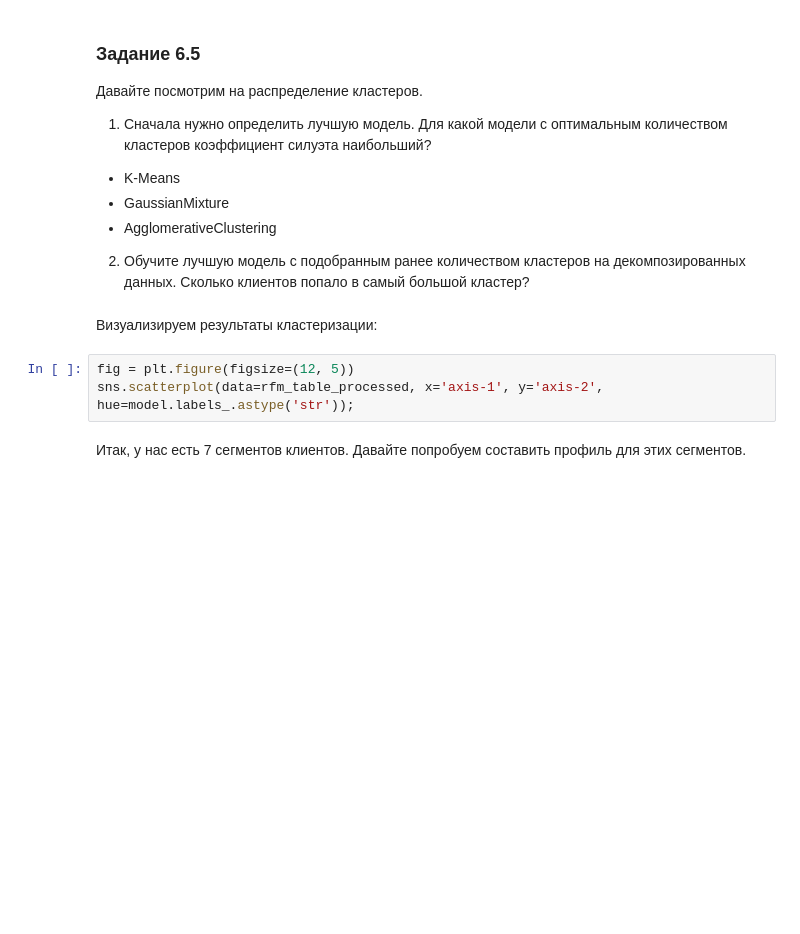
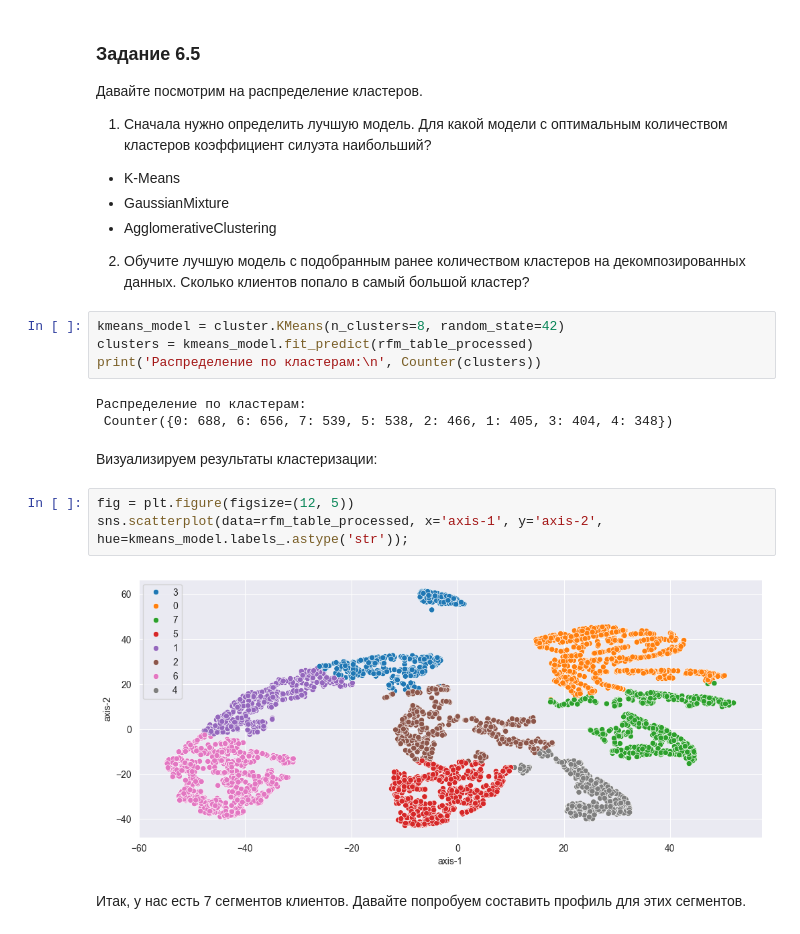
Before and after one commit to Elancinos/SF_DS_COURSE, a Jupyter notebook: Project_6/Project-6._Ноутбук-шаблон.ipynb, the cells around one changed output. Cells and saved outputs as stored; diff of their text form; blank space fills up the shorter version.

```diff
--- a/Project_6/Project-6._Ноутбук-шаблон.ipynb
+++ b/Project_6/Project-6._Ноутбук-шаблон.ipynb
@@ -1297,11 +1410,20 @@ sns.scatterplot(data=rfm_table_processed, x='axis-1', y='axis-2');
 
 2) Обучите лучшую модель с подобранным ранее количеством кластеров на декомпозированных данных.
 Сколько клиентов попало в самый большой кластер?
+# %%
+kmeans_model = cluster.KMeans(n_clusters=8, random_state=42)
+clusters = kmeans_model.fit_predict(rfm_table_processed)
+print('Распределение по кластерам:\n', Counter(clusters))
+# %% [output]
+Распределение по кластерам:
+ Counter({0: 688, 6: 656, 7: 539, 5: 538, 2: 466, 1: 405, 3: 404, 4: 348})
 # %% [markdown]
 Визуализируем результаты кластеризации:
 # %%
 fig = plt.figure(figsize=(12, 5))
-sns.scatterplot(data=rfm_table_processed, x='axis-1', y='axis-2', hue=model.labels_.astype('str'));
+sns.scatterplot(data=rfm_table_processed, x='axis-1', y='axis-2', hue=kmeans_model.labels_.astype('str'));
+# %% [output]
+[figure, added]
 # %% [markdown]
 
 Итак, у нас есть 7 сегментов клиентов. Давайте попробуем составить профиль для этих сегментов.
```
Also changed, not shown: parts of 17 cells of this notebook, 3 other files.
